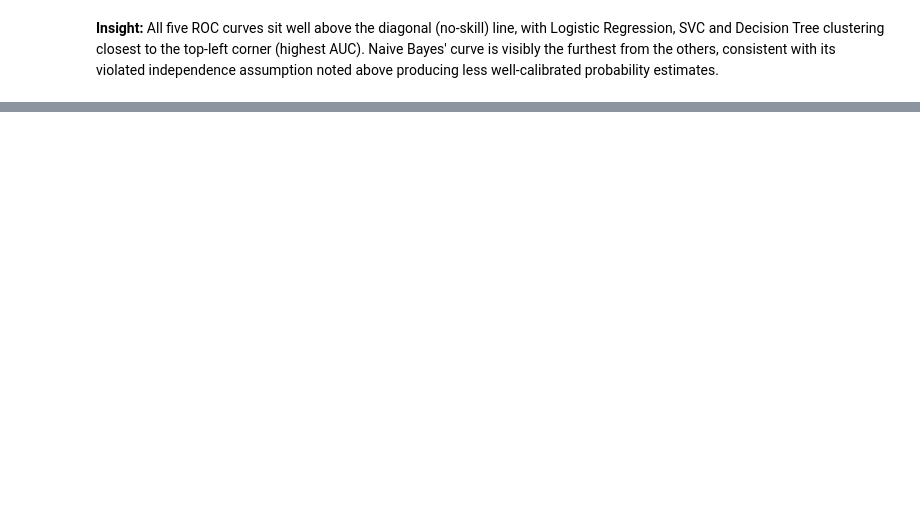
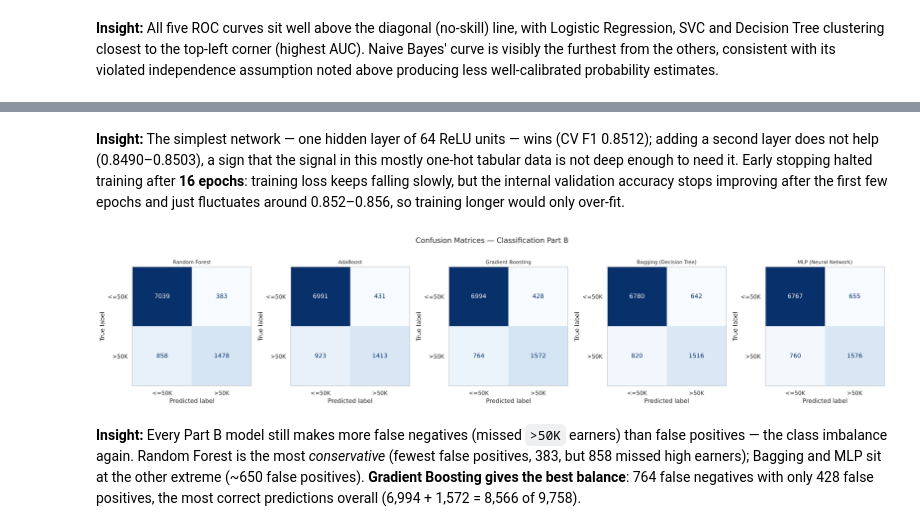
Before and after one commit to djjoy8247408969-netizen/ml_case_study, a Jupyter notebook: notebooks/classification.ipynb, the cells around one changed output, grey strips where cells are left out. Saved outputs shown, nothing was run; the diff lists cells and outputs as text; code cells hidden in the pictures; blank space fills up the shorter version.

```diff
--- a/notebooks/classification.ipynb
+++ b/notebooks/classification.ipynb
@@ -587,0 +760,9 @@ its violated independence assumption noted above producing less well-calibrated
+# %%
+# Bagging vs. a single unpruned tree: same base learner, so any gap is purely the variance reduction from bootstrap + voting
+single_tree = Pipeline([('pre', make_preprocessor()), ('model', DecisionTreeClassifier(random_state=RANDOM_STATE))])
+single_tree.fit(X_train, y_train)
+st_pred = single_tree.predict(X_test)
+bag_row = [r for r in results if r['Model'] == 'Bagging (Decision Tree)'][0]
+print(f"Single unpruned tree : test weighted-F1 = {f1_score(y_test, st_pred, average='weighted'):.4f}  "
+      f"(train accuracy = {single_tree.score(X_train, y_train):.4f})")
+print(f"Bagging ({best_n_bag} trees)   : test weighted-F1 = {bag_row['F1 (weighted)']:.4f}")
@@ -587,0 +780,24 @@ its violated independence assumption noted above producing less well-calibrated
+# %%
+from sklearn.neural_network import MLPClassifier
+
+# Algorithm note: "Tune hidden_layer_sizes and activation".
+# early_stopping=True holds out 10% of each training fold internally and stops when the validation score stops improving,
+# which both prevents overfitting and keeps training time reasonable. alpha is a small L2 penalty on the weights.
+mlp_grid = GridSearchCV(
+    Pipeline([('pre', make_preprocessor()),
+              ('model', MLPClassifier(max_iter=300, early_stopping=True, alpha=1e-3, random_state=RANDOM_STATE))]),
+    {'model__hidden_layer_sizes': [(64,), (128, 64)], 'model__activation': ['relu', 'tanh']},
+    cv=skf, scoring='f1_weighted', n_jobs=-1
+)
+mlp_grid.fit(X_train, y_train)
+print("MLP — best params:", mlp_grid.best_params_, f"(CV weighted-F1={mlp_grid.best_score_:.4f})")
+print(pd.DataFrame(mlp_grid.cv_results_)[['param_model__hidden_layer_sizes', 'param_model__activation', 'mean_test_score']]
+        .sort_values('mean_test_score', ascending=False).to_string(index=False))
+
+mlp_best = {k.replace('model__', ''): v for k, v in mlp_grid.best_params_.items()}
+mlp_preds, mlp_proba, mlp_cm = run_model(
+    'MLP (Neural Network)',
+    Pipeline([('pre', make_preprocessor()),
+              ('model', MLPClassifier(max_iter=300, early_stopping=True, alpha=1e-3, random_state=RANDOM_STATE, **mlp_best))])
+)
+print("MLP done.")
@@ -587,0 +827,24 @@ its violated independence assumption noted above producing less well-calibrated
+# %% [markdown]
+**Insight:** The simplest network — one hidden layer of 64 ReLU units — wins (CV F1 0.8512); adding a second layer does not
+help (0.8490–0.8503), a sign that the signal in this mostly one-hot tabular data is not deep enough to need it. Early stopping halted
+training after **16 epochs**: training loss keeps falling slowly, but the internal validation accuracy stops improving after the first
+few epochs and just fluctuates around 0.852–0.856, so training longer would only over-fit.
+# %%
+fig, axes = plt.subplots(1, 5, figsize=(22, 4.5))
+cms_b = {'Random Forest': rf_cm, 'AdaBoost': ada_cm, 'Gradient Boosting': gb_cm,
+         'Bagging (Decision Tree)': bag_cm, 'MLP (Neural Network)': mlp_cm}
+for ax, (name, cm) in zip(axes, cms_b.items()):
+    ConfusionMatrixDisplay(confusion_matrix=cm, display_labels=['<=50K', '>50K']).plot(ax=ax, colorbar=False, cmap='Blues')
+    ax.set_title(name, fontsize=10)
+    ax.grid(False)
+plt.suptitle('Confusion Matrices — Classification Part B', y=1.03)
+plt.tight_layout()
+plt.savefig('clf_confusion_matrices_partB.png', bbox_inches='tight')
+plt.show()
+# %% [output]
+[figure, added]
+# %% [markdown]
+**Insight:** Every Part B model still makes more false negatives (missed `>50K` earners) than false positives — the class
+imbalance again. Random Forest is the most *conservative* (fewest false positives, 383, but 858 missed high earners); Bagging and MLP sit
+at the other extreme (~650 false positives). **Gradient Boosting gives the best balance**: 764 false negatives with only 428 false
+positives, the most correct predictions overall (6,994 + 1,572 = 8,566 of 9,758).
```
Also changed, not shown: parts of 54 cells of this notebook.
